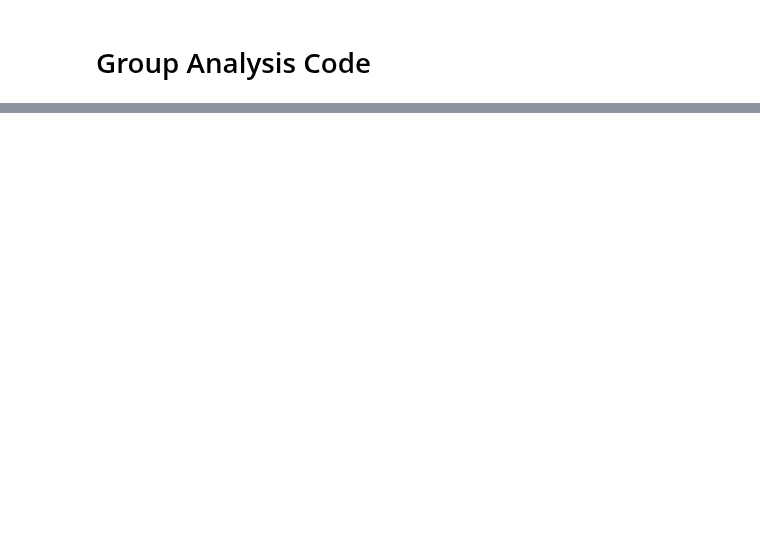
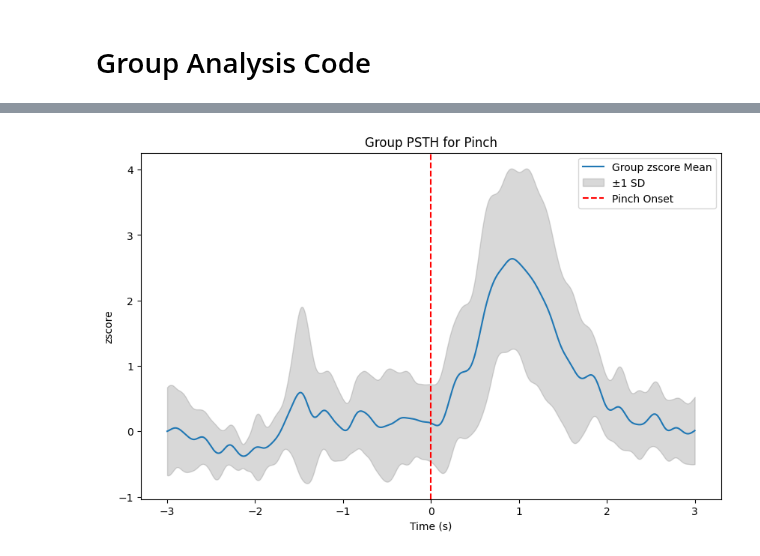
Before and after one commit to AlbertLeei/PCLAB_Photometry, a Jupyter notebook: P2_Code/test_group.ipynb, the cells around one changed output, grey strips where cells are left out. Drawn from its saved outputs; the diff is of its cells as text; code cells hidden in the pictures; blank space fills up the shorter version.

Commit message:
Group_PSTH

```diff
--- a/P2_Code/test_group.ipynb
+++ b/P2_Code/test_group.ipynb
@@ -36,0 +26,5 @@ tdt_data_obj= group_data.get_block(block_name='n6-240820-090055')
+# %%
+group_data.compute_group_psth(behavior_name='Pinch', pre_time=3, post_time=3, signal_type='zscore')
+group_data.plot_group_psth(behavior_name='Pinch', pre_time=3, post_time=3, signal_type='zscore')
+# %% [output]
+[figure, added]
```
Also changed, not shown: parts of 5 cells of this notebook, 13 other files.
